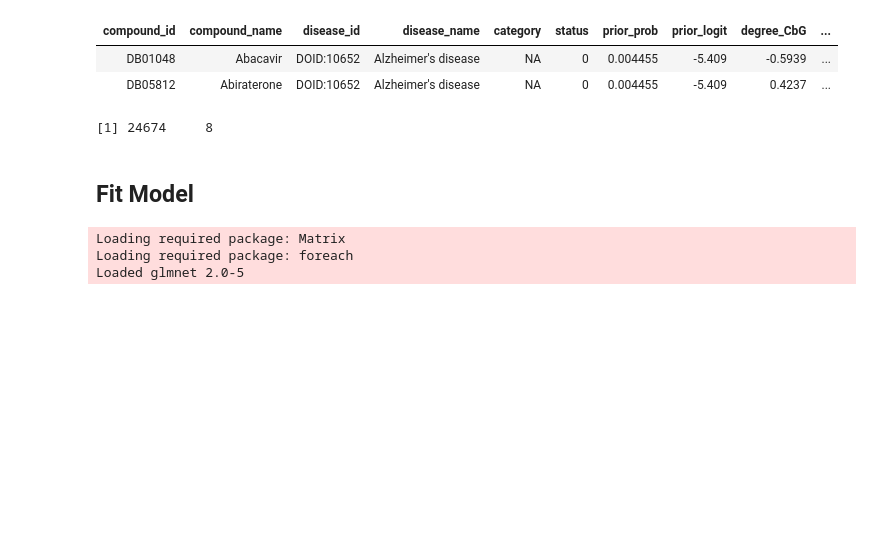
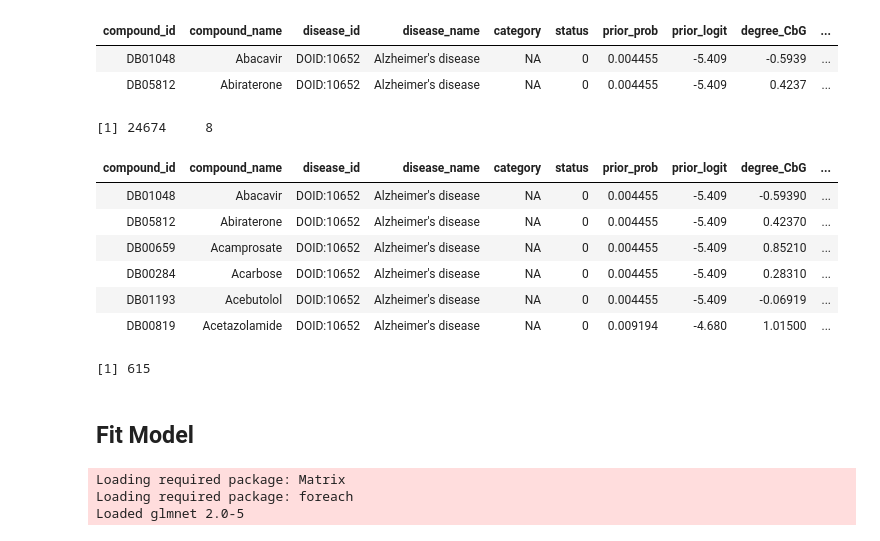
Before and after one commit to veleritas/learn, a Jupyter notebook: prediction/4-predictr.ipynb, the cells around one changed output. Cells and saved outputs as stored; diff of their text form; code cells hidden in the pictures; blank space fills up the shorter version.

```diff
--- a/prediction/4-predictr.ipynb
+++ b/prediction/4-predictr.ipynb
@@ -44,6 +46,20 @@ dim(X_train)
 y_train = train_df$status
 # %% [output]
 [1] 24674     8
+# %%
+head(train_df)
+# %% [output]
+| compound_id | compound_name | disease_id | disease_name | category | status | prior_prob | prior_logit | degree_CbG | ... |
+| DB01048 | Abacavir | DOID:10652 | Alzheimer's disease | NA | 0 | 0.004455 | -5.409 | -0.59390 | ... |
+| DB05812 | Abiraterone | DOID:10652 | Alzheimer's disease | NA | 0 | 0.004455 | -5.409 | 0.42370 | ... |
+| DB00659 | Acamprosate | DOID:10652 | Alzheimer's disease | NA | 0 | 0.004455 | -5.409 | 0.85210 | ... |
+| DB00284 | Acarbose | DOID:10652 | Alzheimer's disease | NA | 0 | 0.004455 | -5.409 | 0.28310 | ... |
+| DB01193 | Acebutolol | DOID:10652 | Alzheimer's disease | NA | 0 | 0.004455 | -5.409 | -0.06919 | ... |
+| DB00819 | Acetazolamide | DOID:10652 | Alzheimer's disease | NA | 0 | 0.009194 | -4.680 | 1.01500 | ... |
+# %%
+sum(train_df$status)
+# %% [output]
+[1] 615
 # %% [markdown]
 ## Fit Model
 # %%
```
Also changed, not shown: parts of 8 cells of this notebook, 3 other files.
